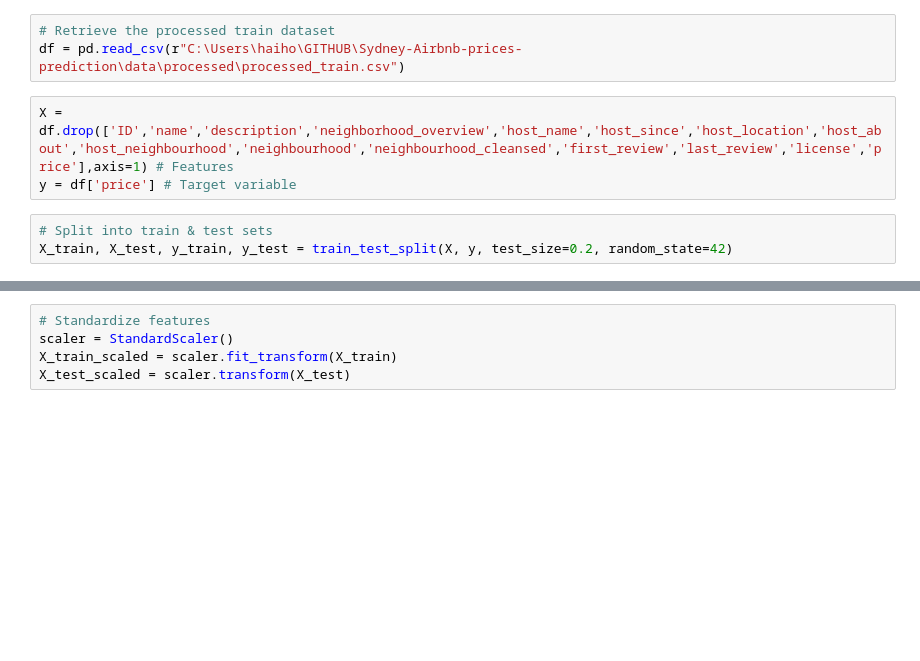
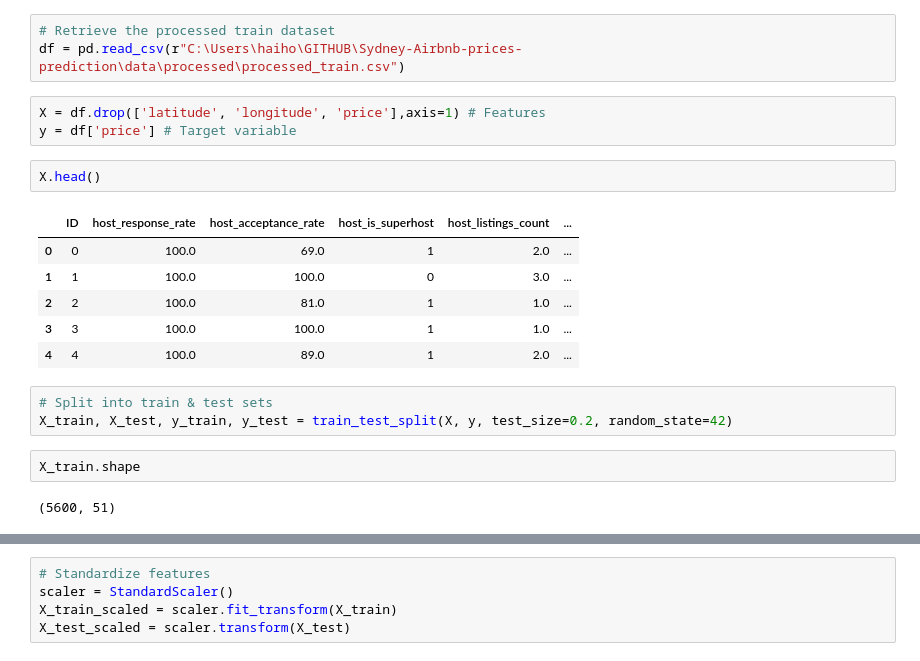
Before and after one commit to ethanaire/Sydney-Airbnb-prices-prediction, a Jupyter notebook: notebooks/03_modelling.ipynb, the cells around one changed output, grey strips where cells are left out. Drawn from its saved outputs; the diff is of its cells as text; blank space fills up the shorter version.

```diff
--- a/notebooks/03_modelling.ipynb
+++ b/notebooks/03_modelling.ipynb
@@ -80,8 +80,21 @@ sns.set(style="whitegrid", palette="muted", font_scale=1.2)
 # Retrieve the processed train dataset
 df = pd.read_csv(r"C:\Users\haiho\GITHUB\Sydney-Airbnb-prices-prediction\data\processed\processed_train.csv")
 # %%
-X = df.drop(['ID','name','description','neighborhood_overview','host_name','host_since','host_location','host_about','host_neighbourhood','neighbourhood','neighbourhood_cleansed','first_review','last_review','license','price'],axis=1) # Features
+X = df.drop(['latitude', 'longitude', 'price'],axis=1) # Features
 y = df['price'] # Target variable
+# %%
+X.head()
+# %% [output]
+|  | ID | host_response_rate | host_acceptance_rate | host_is_superhost | host_listings_count | ... |
+| 0 | 0 | 100.0 | 69.0 | 1 | 2.0 | ... |
+| 1 | 1 | 100.0 | 100.0 | 0 | 3.0 | ... |
+| 2 | 2 | 100.0 | 81.0 | 1 | 1.0 | ... |
+| 3 | 3 | 100.0 | 100.0 | 1 | 1.0 | ... |
+| 4 | 4 | 100.0 | 89.0 | 1 | 2.0 | ... |
 # %%
 # Split into train & test sets
 X_train, X_test, y_train, y_test = train_test_split(X, y, test_size=0.2, random_state=42)
+# %%
+X_train.shape
+# %% [output]
+(5600, 51)
```
Also changed, not shown: parts of 4 cells of this notebook.
